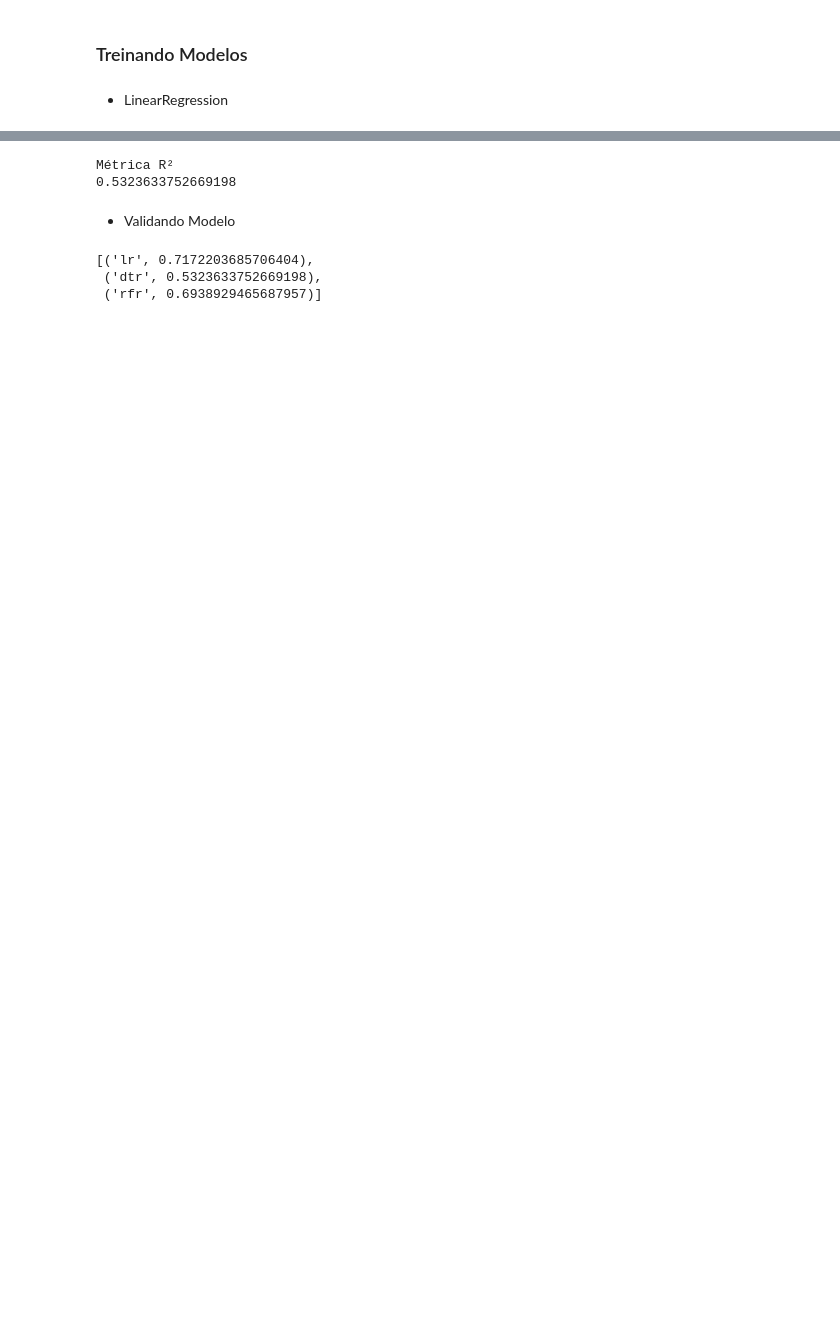
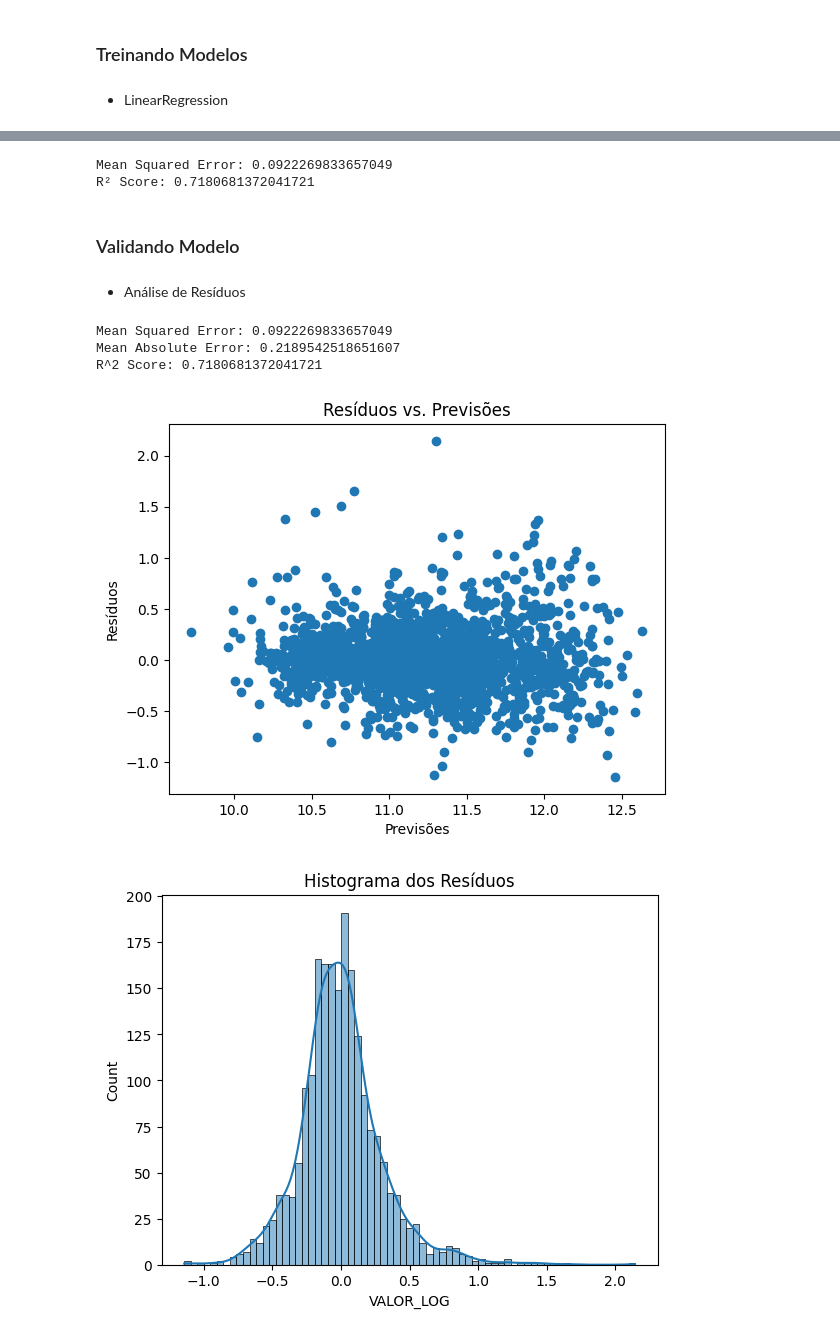
Before and after one commit to RailanDeivid/MercadoLivre_Scraper_and_CarPricePredictor, a Jupyter notebook: src/modelagem/modelagem.ipynb, the cells around one changed output, grey strips where cells are left out. Drawn from its saved outputs; the diff is of its cells as text; code cells hidden in the pictures; blank space fills up the shorter version.

Commit message:
Update: Criação do modelo

```diff
--- a/src/modelagem/modelagem.ipynb
+++ b/src/modelagem/modelagem.ipynb
@@ -106,17 +54,51 @@ Métrica R²
-# %%
-rfr = RandomForestRegressor()
-rfr.fit(X_treino_abs,y_treino_abs)
-resultados.append( ('rfr', rfr.score(X_teste_abs,y_teste_abs)) )
-print("Métrica R²")
-print(dtr.score(X_teste_abs,y_teste_abs))
-# %% [output]
-Métrica R²
-0.5323633752669198
+# %%
+# setando o lr_model
+lr_model = LinearRegression()
+# Treinando o lr_model
+lr_model.fit(X_treino_abs, y_treino_abs)
+#previsões nos dados de teste
+y_pred_abs = lr_model.predict(X_teste_abs)
+# Avaliando o lr_model
+mse = mean_squared_error(y_teste_abs, y_pred_abs)
+r2 = r2_score(y_teste_abs, y_pred_abs)
+
+print(f"Mean Squared Error: {mse}")
+print(f"R² Score: {r2}")
+# %% [output]
+Mean Squared Error: 0.0922269833657049
+R² Score: 0.7180681372041721
 # %% [markdown]
-* Validando Modelo
+###  Validando Modelo
-# %%
-resultados
-# %% [output]
-[('lr', 0.7172203685706404),
- ('dtr', 0.5323633752669198),
- ('rfr', 0.6938929465687957)]
+# %% [markdown]
+* Análise de Resíduos
+# %%
+# Previsões do modelo
+y_pred_abs = lr_model.predict(X_teste_abs)
+
+# Calculaamdo o Mean Squared Error
+mse = mean_squared_error(y_teste_abs, y_pred_abs)
+mae = mean_absolute_error(y_teste_abs, y_pred_abs)
+r2 = r2_score(y_teste_abs, y_pred_abs)
+
+print(f"Mean Squared Error: {mse}")
+print(f"Mean Absolute Error: {mae}")
+print(f"R^2 Score: {r2}")
+
+# Plotar resíduos vs. previsões
+residuos = y_teste_abs - y_pred_abs
+plt.scatter(y_pred_abs, residuos)
+plt.xlabel('Previsões')
+plt.ylabel('Resíduos')
+plt.title('Resíduos vs. Previsões')
+plt.show()
+
+# Histograma dos resíduos
+sns.histplot(residuos, kde=True)
+plt.title('Histograma dos Resíduos')
+plt.show()
+# %% [output]
+Mean Squared Error: 0.0922269833657049
+Mean Absolute Error: 0.2189542518651607
+R^2 Score: 0.7180681372041721
+[figure, added]
+[figure, added]
```
Also changed, not shown: parts of 18 cells of this notebook, 5 other files.
